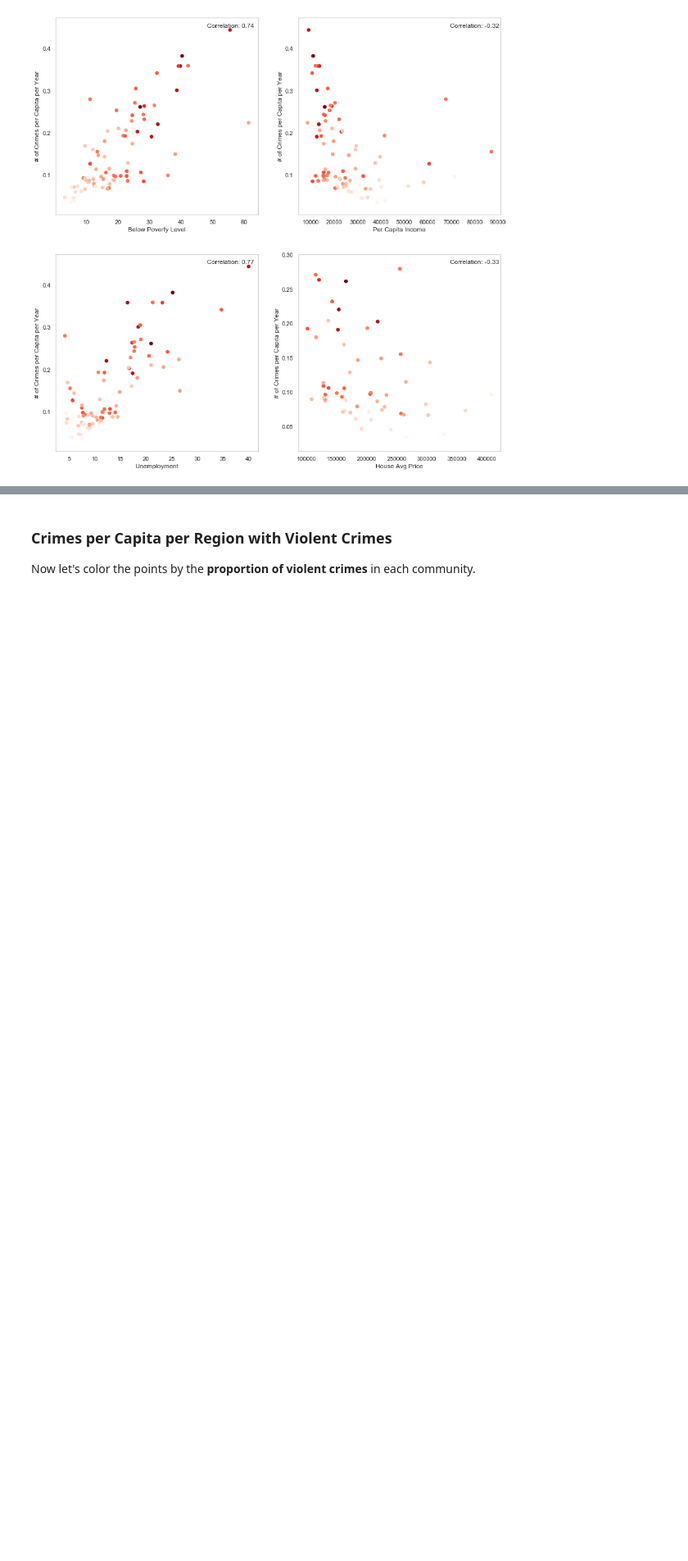
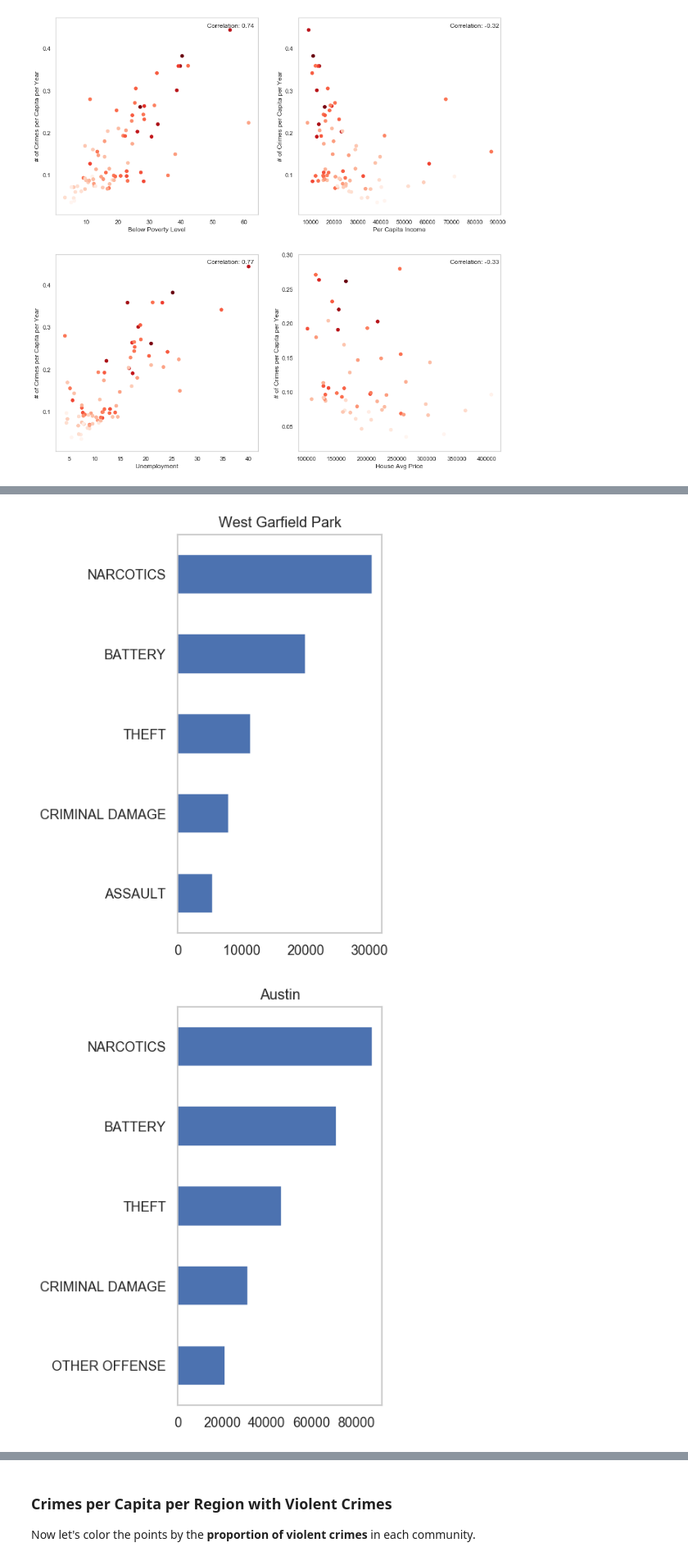
Before and after one commit to vbernardes/chicago-crime-dataviz, a Jupyter notebook: Economic Indicators.ipynb, the cells around one changed output, grey strips where cells are left out. Shown at 82% size. Saved outputs shown, nothing was run; the diff lists cells and outputs as text; code cells hidden in the pictures; blank space fills up the shorter version.

Commit message:
Add plots for communities with high arrest rate

```diff
--- a/Economic Indicators.ipynb
+++ b/Economic Indicators.ipynb
@@ -225,0 +230,14 @@ for i, indicator in enumerate(eco_indicators):
+# %%
+top_arrest_comms = eco_2011.sort_values('Proportion of Arrests', ascending=False)['Community Area']
+top_10_arrest = top_arrest_comms.values[:10]
+top_10_arrest
+# %%
+for comm in top_10_arrest[:3]:
+    plt.figure(figsize=(3,6), dpi=120)
+    crimes_df[crimes_df['Community Area'] == comm].groupby('Primary Type').size().sort_values()[-5:].plot.barh()
+    plt.title(eco_2011.loc[eco_2011['Community Area'] == comm, 'Community Area Name'].values[0])
+    plt.ylabel(None)
+    plt.savefig(str(comm)+'_common_crimes', bbox_inches='tight')
+# %% [output]
+[figure, added]
+[figure, added]
```
Also changed, not shown: parts of 3 cells of this notebook.
